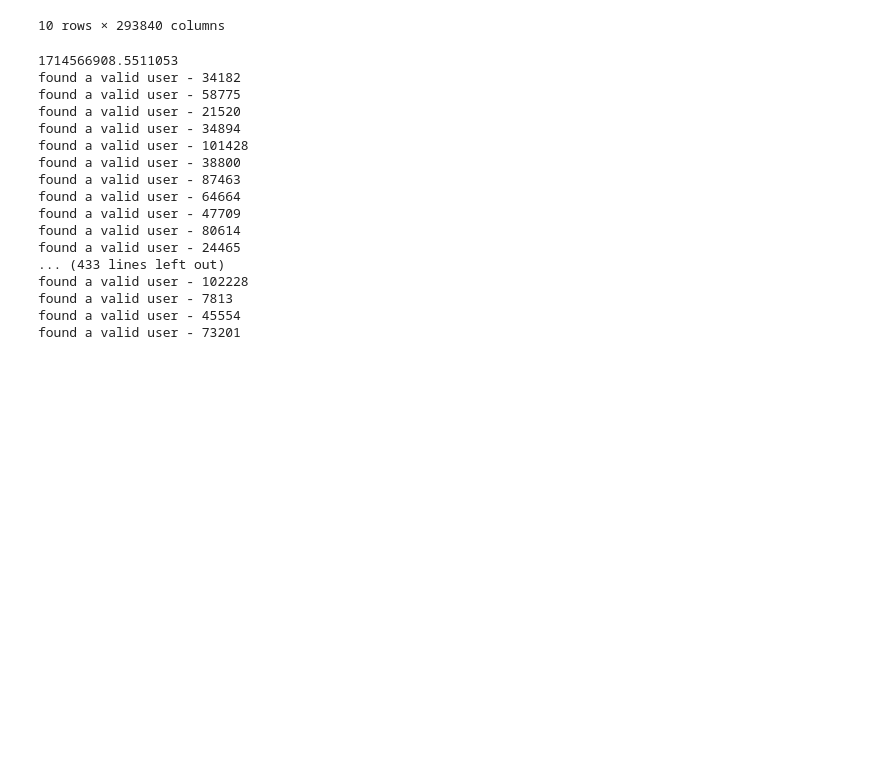
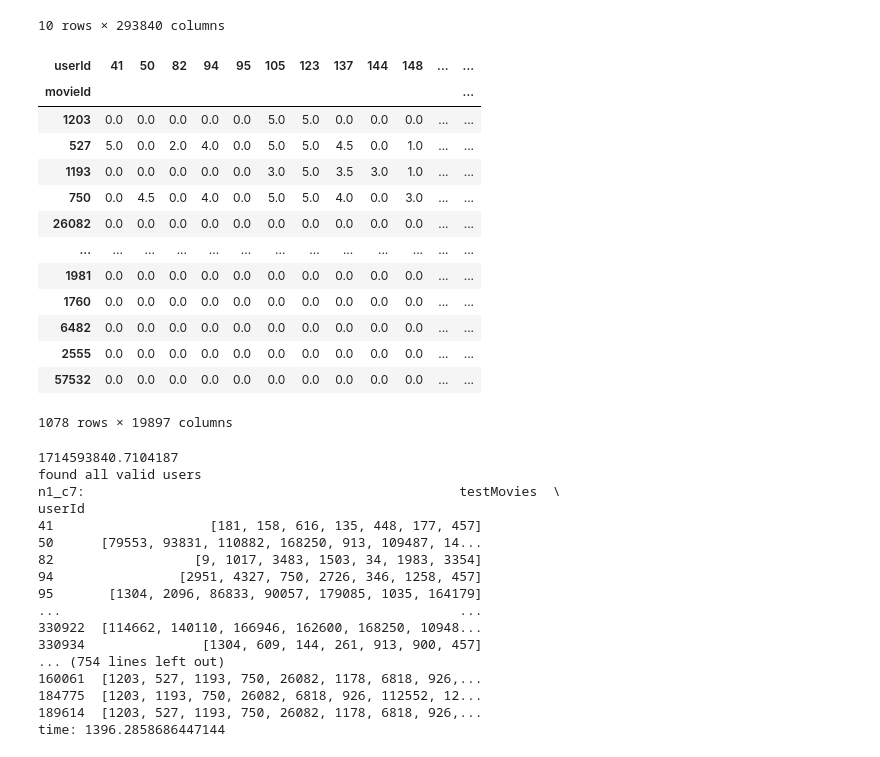
Before and after one commit to koalapowered/thesis, a Jupyter notebook: testing/creating_test_users.ipynb, the cells around one changed output. Cells and saved outputs as stored; diff of their text form; code cells hidden in the pictures; blank space fills up the shorter version.

```diff
--- a/testing/creating_test_users.ipynb
+++ b/testing/creating_test_users.ipynb
@@ -109,37 +109,62 @@ def filter_ratings(valid_users, df=df, n=2, categories=4):
     return_df = pd.DataFrame(data=filtered, columns=['userId', 'testMovies', 'evalMovies'])
 
     return return_df.set_index('userId')
+# %%
+# bootstrapping with the first resulting df - should be way faster - it took about 6 hours to make - now we are going to help ourselves with it since any other dataframe can only be smaller and it is way faster to compare 20k user than 300k users
+import pandas as pd
+df_boot = pd.read_pickle('n1_c7_full')
+####################
+# %%
+indices_1_7 = [x for x in df_boot.index.values]
+df = df[indices_1_7]
+# %%
+df
+# %% [output]
+| userId | 41 | 50 | 82 | 94 | 95 | 105 | 123 | 137 | 144 | 148 | ... | ... |
+| movieId |  |  |  |  |  |  |  |  |  |  |  | ... |
+| 1203 | 0.0 | 0.0 | 0.0 | 0.0 | 0.0 | 5.0 | 5.0 | 0.0 | 0.0 | 0.0 | ... | ... |
+| 527 | 5.0 | 0.0 | 2.0 | 4.0 | 0.0 | 5.0 | 5.0 | 4.5 | 0.0 | 1.0 | ... | ... |
+| 1193 | 0.0 | 0.0 | 0.0 | 0.0 | 0.0 | 3.0 | 5.0 | 3.5 | 3.0 | 1.0 | ... | ... |
+| 750 | 0.0 | 4.5 | 0.0 | 4.0 | 0.0 | 5.0 | 5.0 | 4.0 | 0.0 | 3.0 | ... | ... |
+| 26082 | 0.0 | 0.0 | 0.0 | 0.0 | 0.0 | 0.0 | 0.0 | 0.0 | 0.0 | 0.0 | ... | ... |
+| ... | ... | ... | ... | ... | ... | ... | ... | ... | ... | ... | ... | ... |
+| 1981 | 0.0 | 0.0 | 0.0 | 0.0 | 0.0 | 0.0 | 0.0 | 0.0 | 0.0 | 0.0 | ... | ... |
+| 1760 | 0.0 | 0.0 | 0.0 | 0.0 | 0.0 | 0.0 | 0.0 | 0.0 | 0.0 | 0.0 | ... | ... |
+| 6482 | 0.0 | 0.0 | 0.0 | 0.0 | 0.0 | 0.0 | 0.0 | 0.0 | 0.0 | 0.0 | ... | ... |
+| 2555 | 0.0 | 0.0 | 0.0 | 0.0 | 0.0 | 0.0 | 0.0 | 0.0 | 0.0 | 0.0 | ... | ... |
+| 57532 | 0.0 | 0.0 | 0.0 | 0.0 | 0.0 | 0.0 | 0.0 | 0.0 | 0.0 | 0.0 | ... | ... |
+1078 rows × 19897 columns
 # %%
 import time
-sample_size = 100000
+
 all_ns = [i for i in range(1, 5)]
-all_cats = [i for i in range(4, 12)]
+all_cats = [i for i in range(7, 12)]
 for n in all_ns:
     beginning = time.time()
     print(beginning)
     for cat in all_cats:
-        df_loop = shuffle(df.iloc[:,:sample_size].T).T
+        df_loop = df#shuffle(df.iloc[:,:sample_size].T).T
         valid_users = filter_users(df=df_loop, n=n, categories=cat)
         print('found all valid users')
         eval_df = filter_ratings(valid_users=valid_users, df=df_loop, n=n, categories=cat)
-        eval_df.to_pickle(f'n{n}_c{cat}')
+        eval_df.to_pickle(f'n{n}_c{cat}_full')
         print(f'n{n}_c{cat}: {eval_df}')
         print(f'time: {time.time() - beginning}')
 # %% [output]
-1714566908.5511053
-found a valid user - 34182
-found a valid user - 58775
-found a valid user - 21520
-found a valid user - 34894
-found a valid user - 101428
-found a valid user - 38800
-found a valid user - 87463
-found a valid user - 64664
-found a valid user - 47709
-found a valid user - 80614
-found a valid user - 24465
-... (433 lines left out)
-found a valid user - 102228
-found a valid user - 7813
-found a valid user - 45554
-found a valid user - 73201
+1714593840.7104187
+found all valid users
+n1_c7:                                                testMovies  \
+userId
+41                    [181, 158, 616, 135, 448, 177, 457]
+50      [79553, 93831, 110882, 168250, 913, 109487, 14...
+82                  [9, 1017, 3483, 1503, 34, 1983, 3354]
+94                [2951, 4327, 750, 2726, 346, 1258, 457]
+95       [1304, 2096, 86833, 90057, 179085, 1035, 164179]
+...                                                   ...
+330922  [114662, 140110, 166946, 162600, 168250, 10948...
+330934               [1304, 609, 144, 261, 913, 900, 457]
+... (754 lines left out)
+160061  [1203, 527, 1193, 750, 26082, 1178, 6818, 926,...
+184775  [1203, 1193, 750, 26082, 6818, 926, 112552, 12...
+189614  [1203, 527, 1193, 750, 26082, 1178, 6818, 926,...
+time: 1396.2858686447144
```
Also changed, not shown: parts of 1 cell of this notebook, 1 other file.
